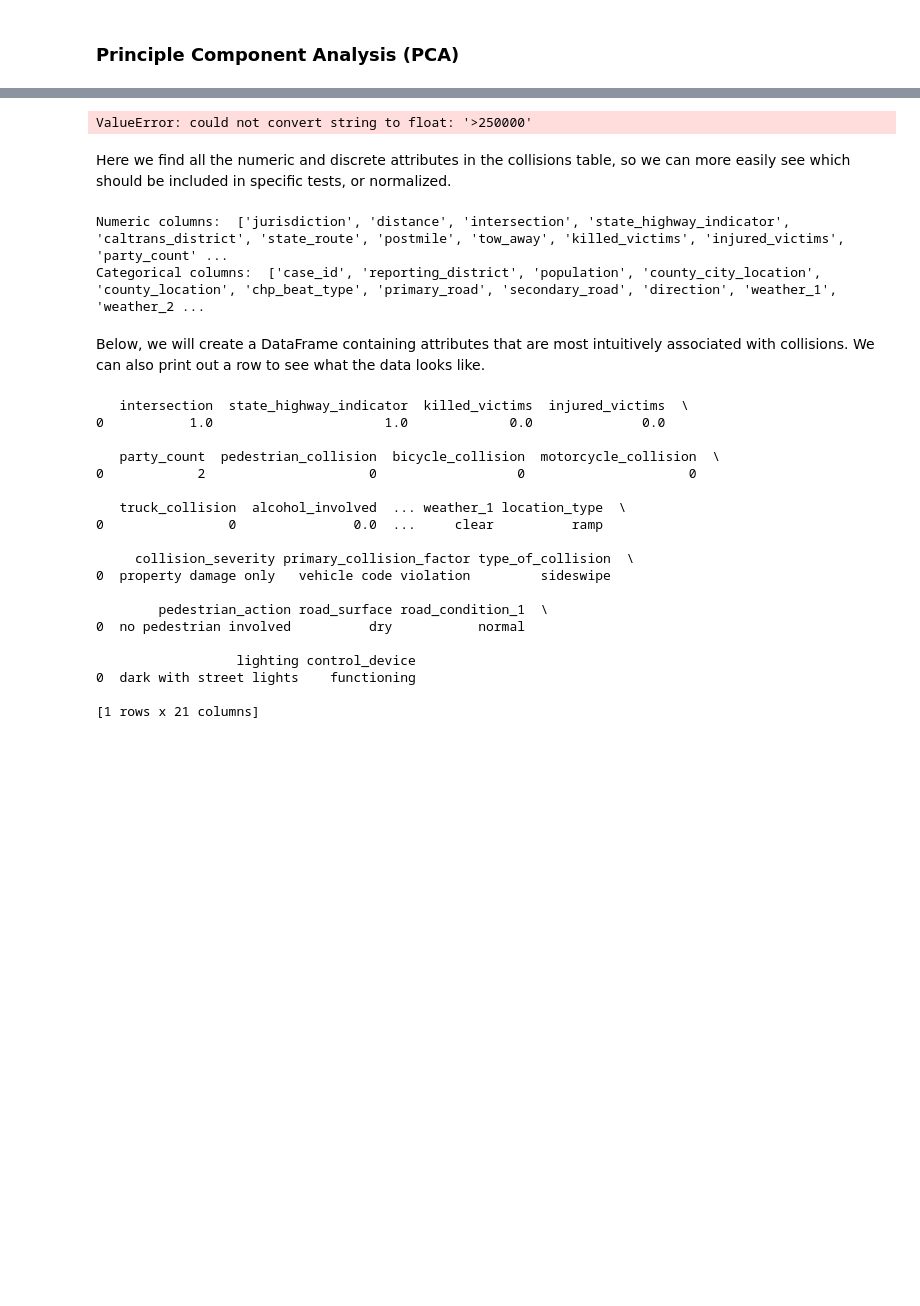
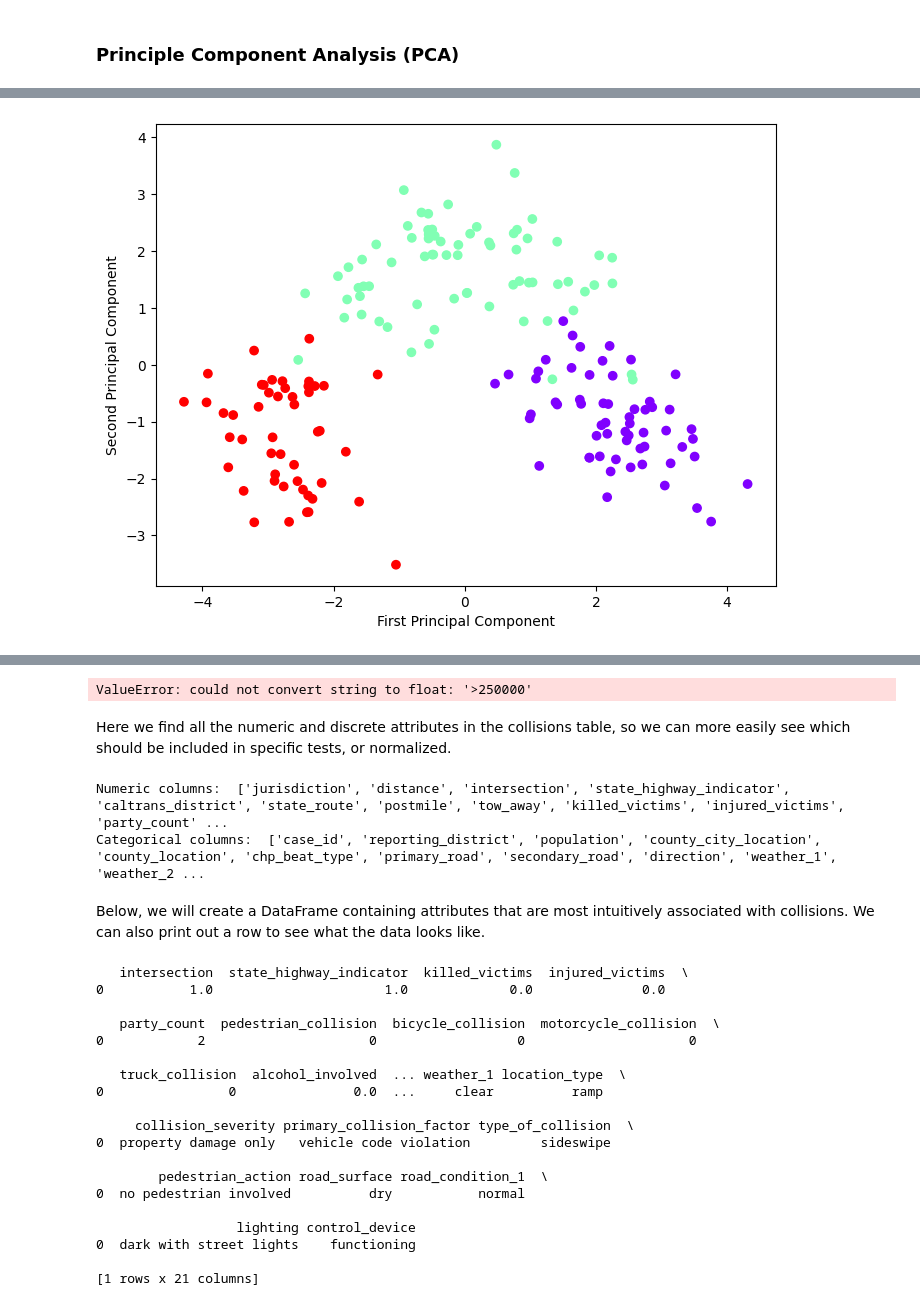
Before and after one commit to Micah614/Mining_SWITRS_for_AI_Safety_Benefits, a Jupyter notebook: SWITRS_Python_Notebook.ipynb, the cells around one changed output, grey strips where cells are left out. Drawn from its saved outputs; the diff is of its cells as text; code cells hidden in the pictures; blank space fills up the shorter version.

Commit message:
Sharing progress with statistical overviews of each column after data cleaning, as well as a recent attempt at iterative PCA.

```diff
--- a/SWITRS_Python_Notebook.ipynb
+++ b/SWITRS_Python_Notebook.ipynb
@@ -864,2 +877,101 @@ Name: victim_ejected, Length: 8877, dtype: object
 # %% [markdown]
 ### Principle Component Analysis (PCA)
+# %%
+# The following code was adapted from a tutorial at https://scicoding.com/how-to-use-scikit-learn-for-principal-component-analysis-pca/
+# This code block used the wine dataset of the sklearn.datasets library to demonstrate how to use sklearn PCA tools.
+# Our mission is to use the following framework to extract meaningful PCA findings from the n=10,000 sample training set and display the findings
+# graphically as shown in the example.
+
+# BEGIN EXAMPLE OF PCA WITH VISUAL AID
+import numpy as np
+from sklearn.decomposition import PCA
+import matplotlib.pyplot as plt
+from sklearn.preprocessing import StandardScaler
+from sklearn.datasets import load_wine
+
+data = load_wine()  # example
+# print(type(data))
+
+# # Assign the outcome variable 'y' and the list of predictive attributes we want to examine using PCA.
+X = data.data  # example
+y = data.target  # example
+print("Determine the dtype of X and y from the example:")
+print()
+print("X is of dtype:", type(X))  # X is stored as a 'numpy.ndarray' object with a dataframe decomposed into normalized row vectors. (we must match this structure AND the X & y label assignments to use this framework of tools.)
+print()
+print("value of X:")
+print(X)
+print()
+print("y is of dtype:", type(y[0]))
+print()
+print("value of y:")
+print(y)
+
+scaler = StandardScaler()
+X = scaler.fit_transform(X)
+
+pca = PCA(n_components=2)
+X_pca = pca.fit_transform(X)
+
+plt.figure(figsize=(8,6))
+plt.scatter(X_pca[:,0], X_pca[:,1], c=y, cmap='rainbow')
+plt.xlabel('First Principal Component')
+plt.ylabel('Second Principal Component')
+plt.show()
+print(pca.explained_variance_ratio_)
+
+
+
+# BEGIN our code:
+# ~~~~~~~~~~~~~~~~~~~~~~~~~~~~~~~~~~~~~~~~~~~~~~~~~~~~~~~~~~~~~~~~~~~~~~~~~~~~~~~~
+# Below are our equivalent variables for PCA (WE NEED TO FIND OUT HOW TO APPLY THESE LABELS TO THE DATAFRAME AT THE RIGHT TIME.)
+# scaler = StandardScaler()  # still active (from above)
+# D =  collisions_n_10000_training_set_df[numeric_collision_columns] # Primary dataframe under consideration. Decide what dataframe (representing a table) that you want to analyze and place it here.
+
+# X = np.asarray([np.asarray(D['motorcycle_collision']),np.asarray(D['intersection']),np.asarray(D['alcohol_involved'])])  # Convert a section of the training set into a feature vector 'X'
+# X = scaler.fit_transform(X)
+# y = np.asarray(victims_matching_10000_training_df['victim_ejected'])  # Define an attribute that we would like to observe here (note that outcome 'y' is assumed to be controlled/determined by feature vector X)
+# y = y.target()
+
+# # TODO: Once we have selected an outcome attribute, we need to replace the outcomes of the dataframe with integer labels that work with the plot generator above.
+# for i in range(len(y)):
+#     if y[i] == 'ejected':
+#         y[i] = 0
+#         y[i] = y[i].astype(np.int32)
+#     if y[i] == 'not ejected':
+#         y[i] = 1
+#         y[i] = y[i].astype(np.int32)
+#     if y[i] == 'unknown':
+#         y[i] = 2
+#         y[i] = y[i].astype(np.int32)
+#     if y[i] == 'partially ejected':
+#         y[i] = 3
+#         y[i] = y[i].astype(np.int32)
+
+# print()
+# print("value of X (our model):")
+# print(X)  # check to see if X is in a form matching the sample above.
+# print()
+# print("value of y (our model):")
+# print(type(y))  # check to see if y is in a form matching the sample above.
+
+
+# X = scaler.fit_transform(X)
+# pca = PCA(n_components=2)
+# X_pca = pca.fit_transform(X)
+
+# plt.figure(figsize=(8,6))
+# plt.scatter(X_pca[:,0], X_pca[:,1], c=y, cmap='rainbow')
+# plt.xlabel('First Principal Component')
+# plt.ylabel('Second Principal Component')
+# plt.show()
+
+# data_1 = collisions_n_10000_training_set_df[numeric_collision_columns]   # substitute with our data.
+# Assign the 'X' feature vector to the data frame here before converting it to a 'numpy.ndarray'. (composed of several attribute columns)
+# Assign'y' the outcome variable to the data frame here before converting it to a 'numpy.ndarray'. (composed of one attribute column we are interested in observing)
+# scaler.fit_transform(data_1)
+# X = data_1.to_numpy()  # convert t
+
+# print(type(data_1))
+# print(data_1)
+# %% [output]
@@ -865,0 +995 @@ Name: victim_ejected, Length: 8877, dtype: object
+[figure, added]
```
Also changed, not shown: parts of 24 cells of this notebook.
